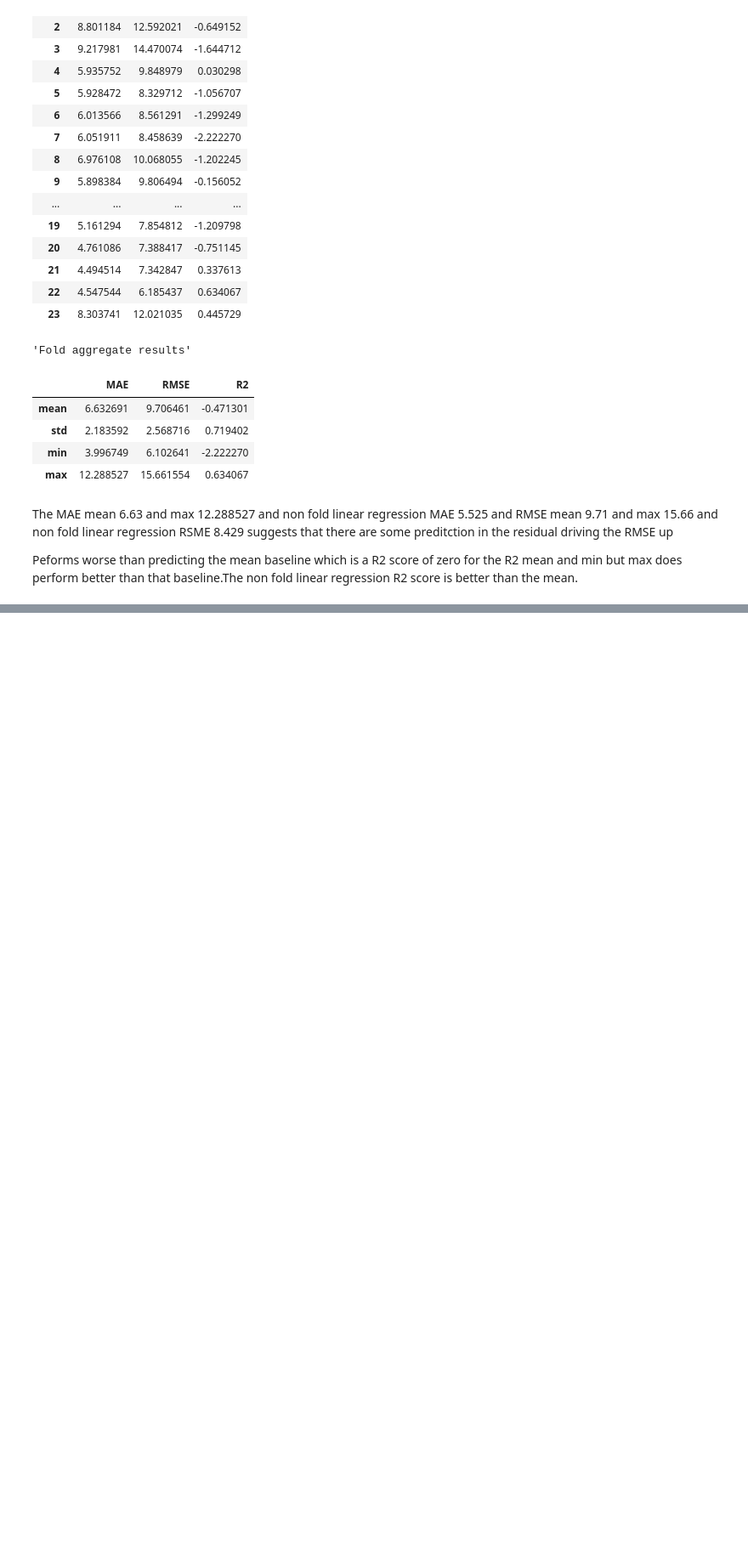
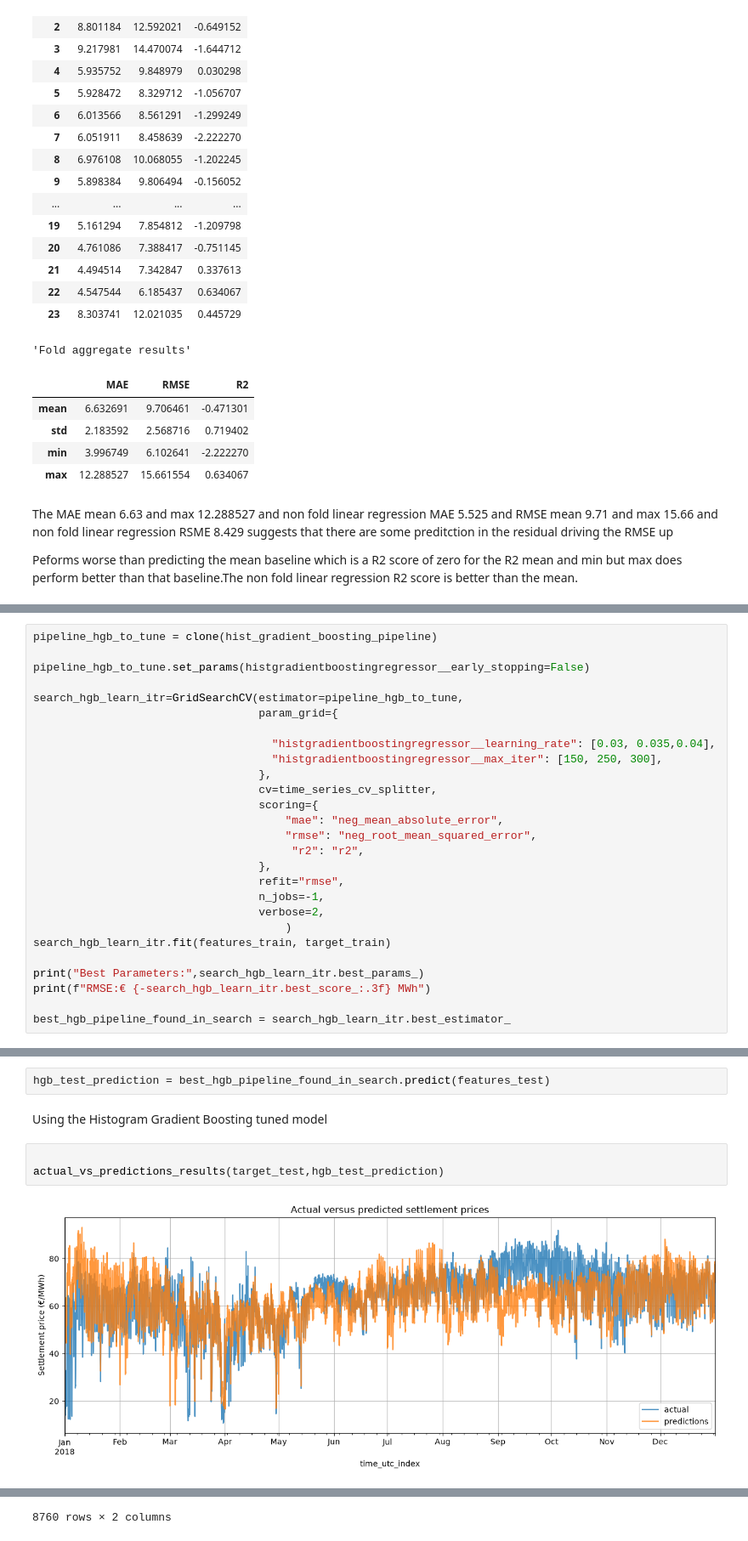
Before and after one commit to LeoFJoyce/using_machine_learning_for_forecasting_settlement_energy_prices, a Jupyter notebook: main.ipynb, the cells around one changed output, grey strips where cells are left out. Shown at 85% size. Cells and saved outputs as stored; diff of their text form; blank space fills up the shorter version.

```diff
--- a/main.ipynb
+++ b/main.ipynb
@@ -391,0 +417,27 @@ Peforms worse than predicting the mean baseline which is a R2 score of zero  for
+# %%
+pipeline_hgb_to_tune = clone(hist_gradient_boosting_pipeline)
+
+pipeline_hgb_to_tune.set_params(histgradientboostingregressor__early_stopping=False)
+
+search_hgb_learn_itr=GridSearchCV(estimator=pipeline_hgb_to_tune,
+                                  param_grid={
+
+                                    "histgradientboostingregressor__learning_rate": [0.03, 0.035,0.04],
+                                    "histgradientboostingregressor__max_iter": [150, 250, 300],
+                                  },
+                                  cv=time_series_cv_splitter,
+                                  scoring={
+                                      "mae": "neg_mean_absolute_error",
+                                      "rmse": "neg_root_mean_squared_error",
+                                       "r2": "r2",
+                                  },
+                                  refit="rmse",
+                                  n_jobs=-1,
+                                  verbose=2,
+                                      )
+search_hgb_learn_itr.fit(features_train, target_train)
+
+print("Best Parameters:",search_hgb_learn_itr.best_params_)
+print(f"RMSE:€ {-search_hgb_learn_itr.best_score_:.3f} MWh")
+
+best_hgb_pipeline_found_in_search = search_hgb_learn_itr.best_estimator_
@@ -391,0 +460,9 @@ Peforms worse than predicting the mean baseline which is a R2 score of zero  for
+# %%
+hgb_test_prediction = best_hgb_pipeline_found_in_search.predict(features_test)
+# %% [markdown]
+Using the Histogram Gradient Boosting tuned model
+# %%
+
+actual_vs_predictions_results(target_test,hgb_test_prediction)
+# %% [output]
+[figure, added]
@@ -391,0 +482 @@ Peforms worse than predicting the mean baseline which is a R2 score of zero  for
+8760 rows × 2 columns
```
Also changed, not shown: parts of 33 cells of this notebook, 3 other files.
